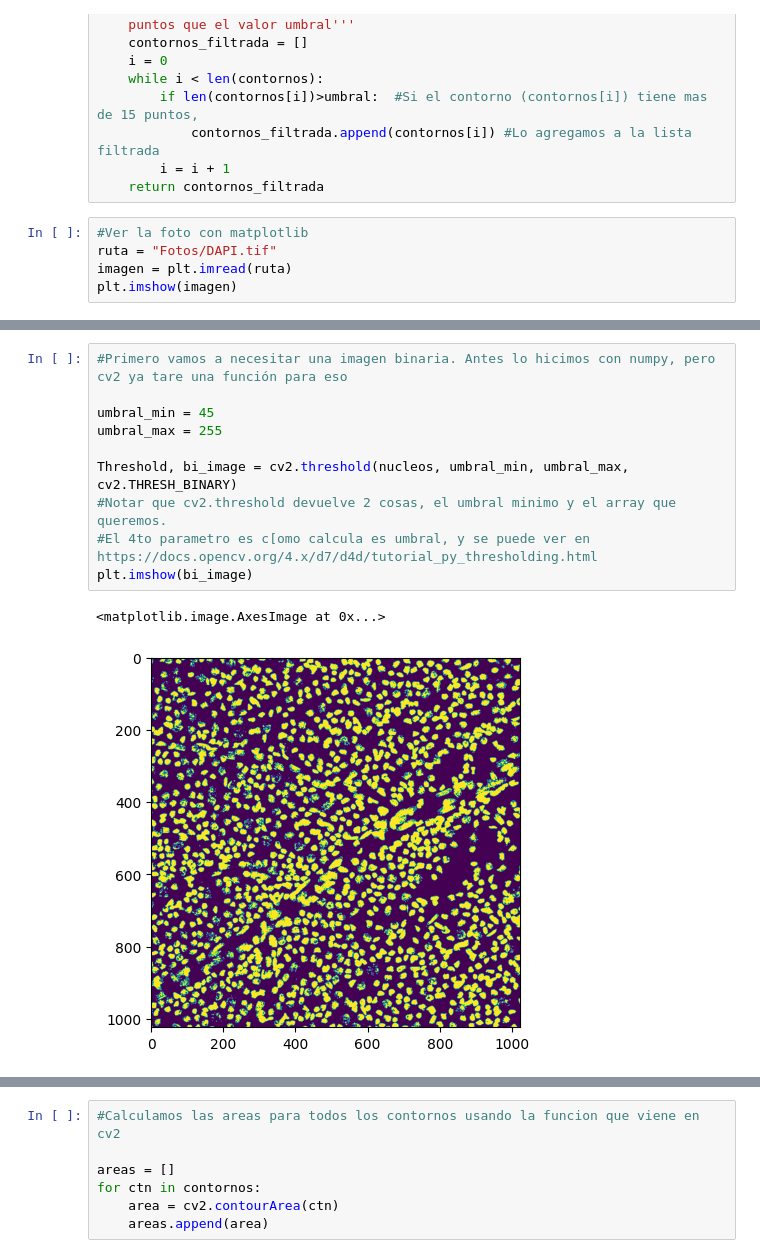
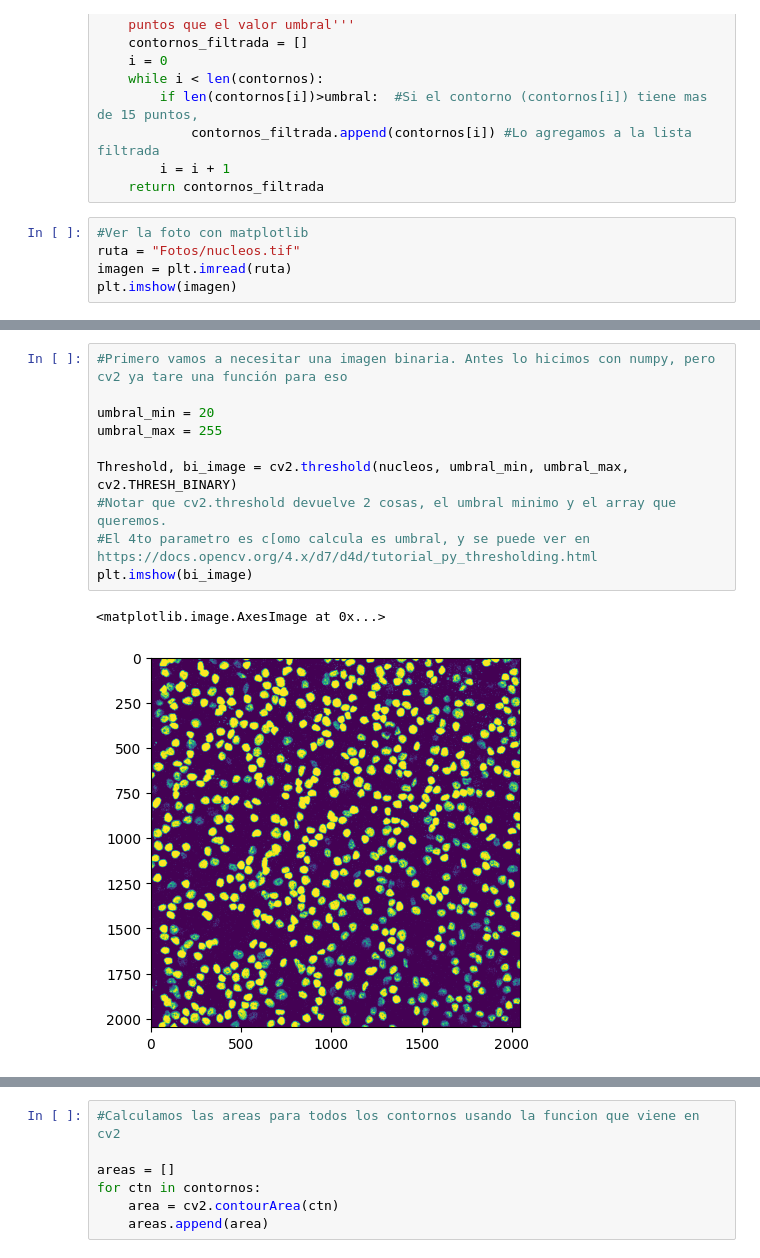
Before and after one commit to SalvadorCalanni/Confocal-Image-Analysis-Workshop-with-Python, a Jupyter notebook: Contornos/Conteo_nucleos.ipynb, the cells around one changed output, grey strips where cells are left out. Cells and saved outputs as stored; diff of their text form.

```diff
--- a/Contornos/Conteo_nucleos.ipynb
+++ b/Contornos/Conteo_nucleos.ipynb
@@ -22,7 +19,7 @@ def filtrar_contornos(contornos, umbral):
     return contornos_filtrada
 # %%
 #Ver la foto con matplotlib
-ruta = "Fotos/DAPI.tif"
+ruta = "Fotos/nucleos.tif"
 imagen = plt.imread(ruta)
 plt.imshow(imagen)
 # %% [output]
@@ -54,16 +51,16 @@ plt.imshow(nucleos)
 # %%
 #Primero vamos a necesitar una imagen binaria. Antes lo hicimos con numpy, pero cv2 ya tare una función para eso
 
-umbral_min = 45
+umbral_min = 20
 umbral_max = 255
 
 Threshold, bi_image = cv2.threshold(nucleos, umbral_min, umbral_max, cv2.THRESH_BINARY)
 #Notar que cv2.threshold devuelve 2 cosas, el umbral minimo y el array que queremos.
 #El 4to parametro es c[omo calcula es umbral, y se puede ver en https://docs.opencv.org/4.x/d7/d4d/tutorial_py_thresholding.html
 plt.imshow(bi_image)
 # %% [output]
 <matplotlib.image.AxesImage at 0x...>
-[figure, old version]
+[figure, new version]
 # %%
 
 #Ahora vamos por los contornos
```
Also changed, not shown: parts of 19 cells of this notebook, 9 other files.
